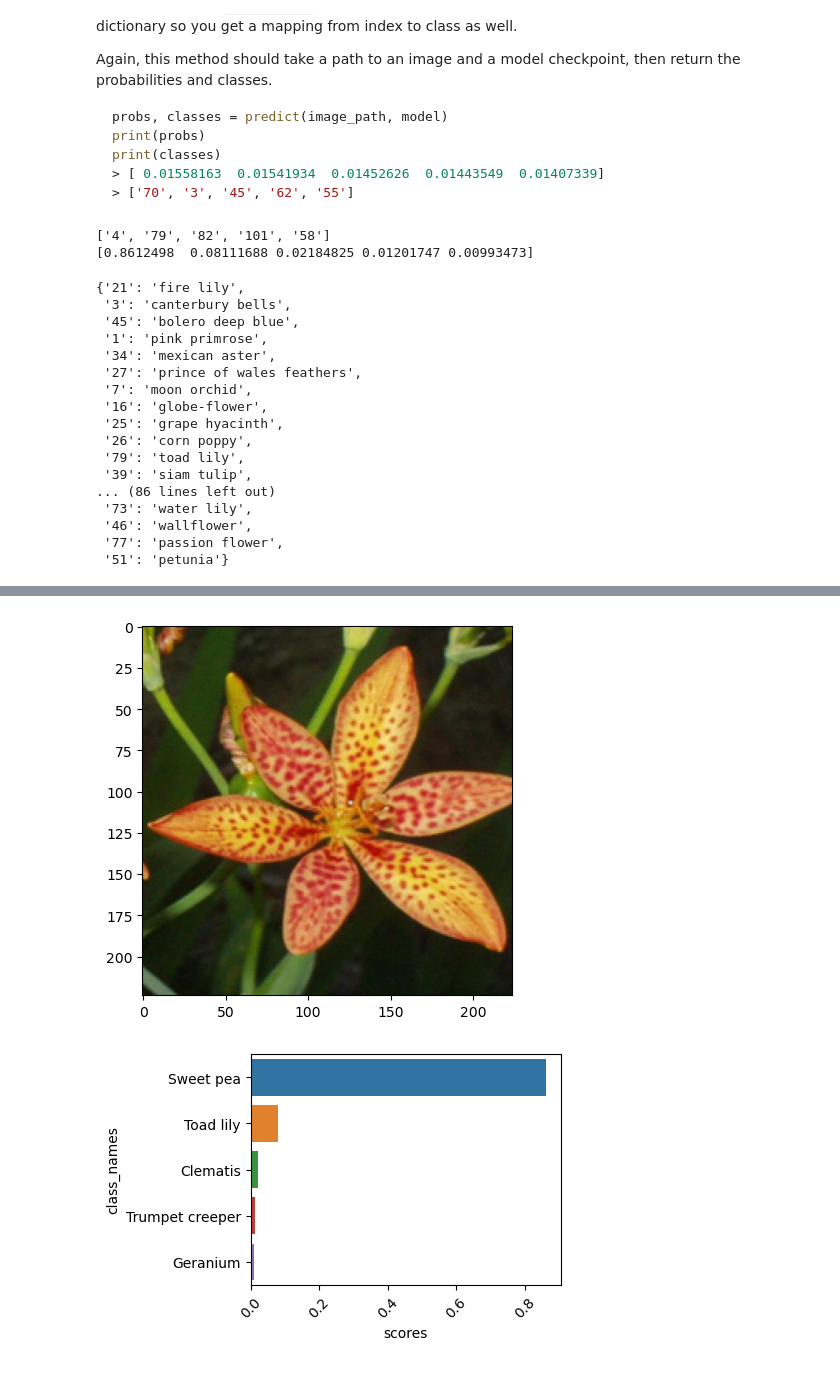
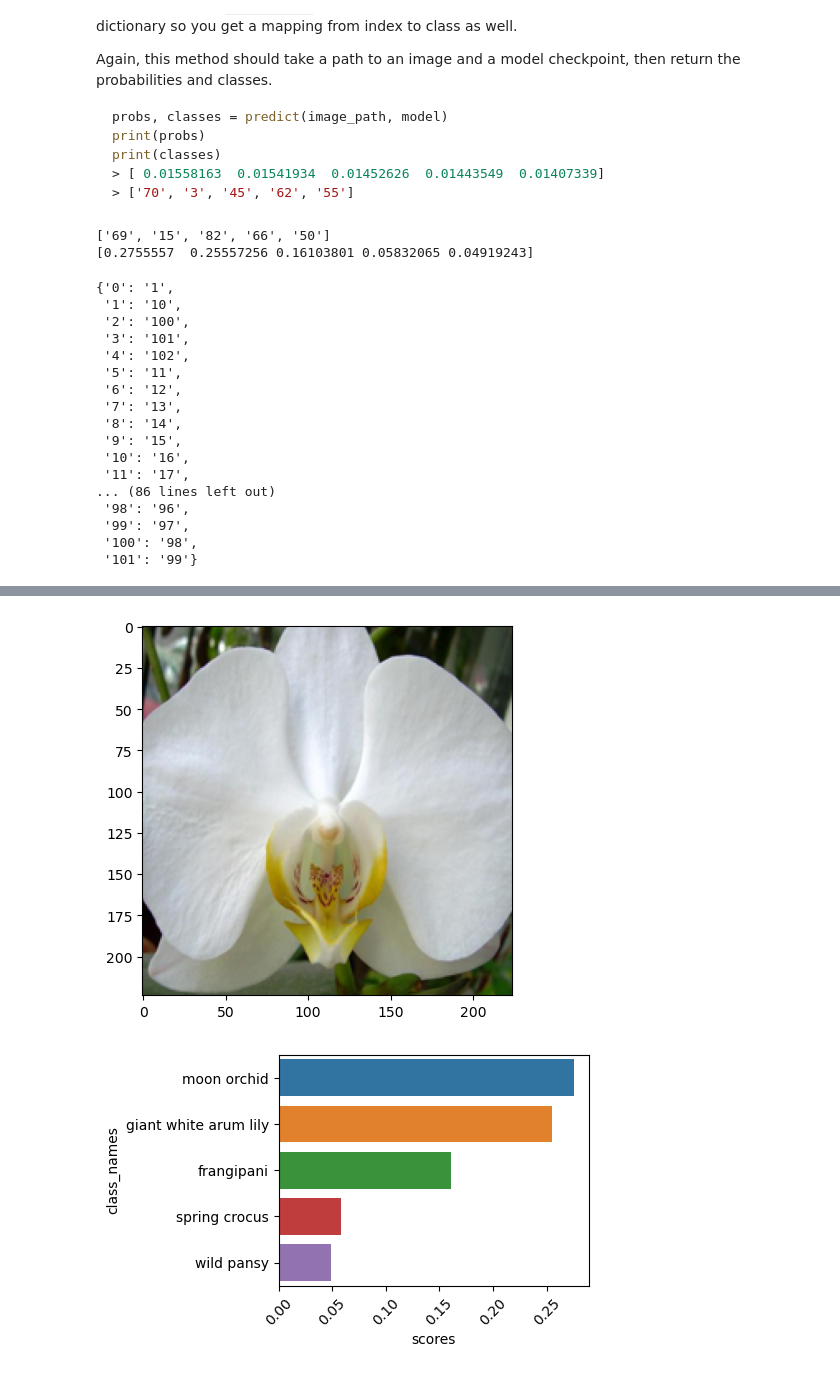
Before and after one commit to shanks28/ImageClassifier, a Jupyter notebook: Image Classifier Project.ipynb, the cells around one changed output, grey strips where cells are left out. Cells and saved outputs as stored; diff of their text form; code cells hidden in the pictures.

Commit message:
fixed class_to_indx bug

```diff
--- a/Image Classifier Project.ipynb
+++ b/Image Classifier Project.ipynb
@@ -135,10 +154,10 @@ VGG(
   )
 )
 # %%
-classifier=nn.Sequential(nn.Linear(25088,1024),
+classifier=nn.Sequential(nn.Linear(25088,1500),
                           nn.ReLU(),
                           nn.Dropout(p=0.2),
-                         nn.Linear(1024,256),
+                         nn.Linear(1500,256),
                          nn.ReLU(),
                          nn.Dropout(p=0.2),
                           nn.Linear(256,102),
@@ -147,7 +166,7 @@ model.classifier=classifier
 optimizer=optim.SGD(model.classifier.parameters(),lr=0.01,momentum=0.9)
 scheduler=StepLR(optimizer,step_size=2,gamma=0.1) # updating lr after 2 epochs by 0.1
 criterion=nn.NLLLoss()
-epochs=4
+epochs=3
 running_loss=0
 print_every=5
 steps=0
@@ -181,8 +200,8 @@ for i in range(epochs):
                     equals=top_class == labels.resize_as_(top_class)
                     accuracy+=torch.mean(equals.type(torch.FloatTensor)).item()
                 print("train loss:",running_loss/print_every,
-                      "test loss: ",test_loss/len(validation_loader),
-                      "test accuracy: ",accuracy/len(validation_dataset))
+                      "validation loss: ",test_loss/len(validation_loader),
+                      "validation accuracy: ",accuracy/len(validation_loader))
 
                 running_loss=0
                 model.train()
@@ -254,8 +273,9 @@ Now that your network is trained, save the model so you can load it later for ma
 Remember that you'll want to completely rebuild the model later so you can use it for inference. Make sure to include any information you need in the checkpoint. If you want to load the model and keep training, you'll want to save the number of epochs as well as the optimizer state, `optimizer.state_dict`. You'll likely want to use this trained model in the next part of the project, so best to save it now.
 # %%
 # TODO: Save the checkpoint
+model.class_to_index=train_datasets.class_to_idx
 torch.save(model.state_dict(),'checkpoint1.pth')
-checkpoint_dict={'class_to_indx':cat_to_name,
+checkpoint_dict={'class_to_indx':model.class_to_index,
                 'classifier':model.classifier,
                 'state_dict':model.state_dict(),
                 'model_type':'vgg19_bn',
@@ -275,6 +295,6 @@ def load_checkpoint(filepath):
     model.classifier=checkpoint['classifier']
     model.load_state_dict(checkpoint['state_dict'])
     model.to(device)
-    flower_to_index=checkpoint['class_to_indx']
-    return model,flower_to_index
+    model.class_to_index=checkpoint['class_to_indx']
+    return model
 # %%
@@ -431,32 +435,36 @@ def predict(image_path, model, topk=5):
 
     # TODO: Implement the code to predict the class from an image file
 # %%
-model,flower_to_index=load_checkpoint('new_trained1.pth')
+model=load_checkpoint('new_trained1.pth')
 #predict('flower_data/train/10/image_07086.jpg',model)
-top_ps,top_class=predict('flower_data/valid/102/image_08041.jpg',model)
+top_ps,top_class=predict('flower_data/test/7/image_08099.jpg',model)
 print(top_class)
 print(top_ps)
-flower_to_index
+class_to_indices=model.class_to_index
+class_to_indices
+reversed_class_to_indices=dict((str(v),k) for k,v in class_to_indices.items()) # keys are the result of the predict dict and values are what
+# we use with the cat_to_names.json file
+reversed_class_to_indices
 # %% [output]
-['4', '79', '82', '101', '58']
-[0.8612498  0.08111688 0.02184825 0.01201747 0.00993473]
+['69', '15', '82', '66', '50']
+[0.2755557  0.25557256 0.16103801 0.05832065 0.04919243]
-{'21': 'fire lily',
- '3': 'canterbury bells',
- '45': 'bolero deep blue',
- '1': 'pink primrose',
- '34': 'mexican aster',
- '27': 'prince of wales feathers',
- '7': 'moon orchid',
- '16': 'globe-flower',
- '25': 'grape hyacinth',
- '26': 'corn poppy',
- '79': 'toad lily',
- '39': 'siam tulip',
+{'0': '1',
+ '1': '10',
+ '2': '100',
+ '3': '101',
+ '4': '102',
+ '5': '11',
+ '6': '12',
+ '7': '13',
+ '8': '14',
+ '9': '15',
+ '10': '16',
+ '11': '17',
 ... (86 lines left out)
- '73': 'water lily',
- '46': 'wallflower',
- '77': 'passion flower',
- '51': 'petunia'}
+ '98': '96',
+ '99': '97',
+ '100': '98',
+ '101': '99'}
 # %% [markdown]
 ## Sanity Checking
 
@@ -467,23 +475,22 @@ Now that you can use a trained model for predictions, check to make sure it make
 You can convert from the class integer encoding to actual flower names with the `cat_to_name.json` file (should have been loaded earlier in the notebook). To show a PyTorch tensor as an image, use the `imshow` function defined above.
 # %%
 # TODO: Display an image along with the top 5 classes
-img=Image.open('flower_data/valid/102/image_08041.jpg')
+img=Image.open('flower_data/test/7/image_08099.jpg')
 transform=transforms.ToTensor()
 tensor=transform(img)
 numpy_image=process_image(img)
 tensor=torch.from_numpy(numpy_image)
 imshow(tensor)
 class_names=[]
-for index in top_class:
-    class_names.append(flower_to_index[index].capitalize())
-class_names
+for i in top_class:
+    class_names.append(cat_to_name[reversed_class_to_indices[i]])
 df=pd.DataFrame(data=top_ps,columns=['scores'],index=class_names)
 df=df.reset_index()
 df.columns=['class_names','scores']
 plt.figure(figsize=(4,3))
 plt.xticks(rotation=46)
 sns.barplot(data=df,y='class_names',x='scores')
 plt.show()
 # %% [output]
-[figure, old version]
+[figure, new version]
-[figure, old version]
+[figure, new version]
```
Also changed, not shown: parts of 4 cells of this notebook, 2 other files.
